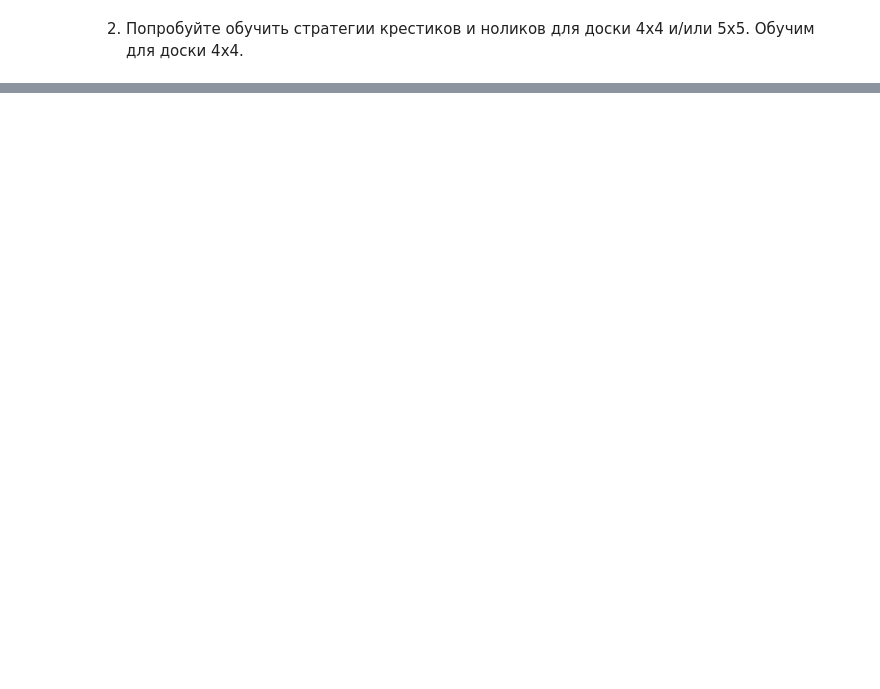
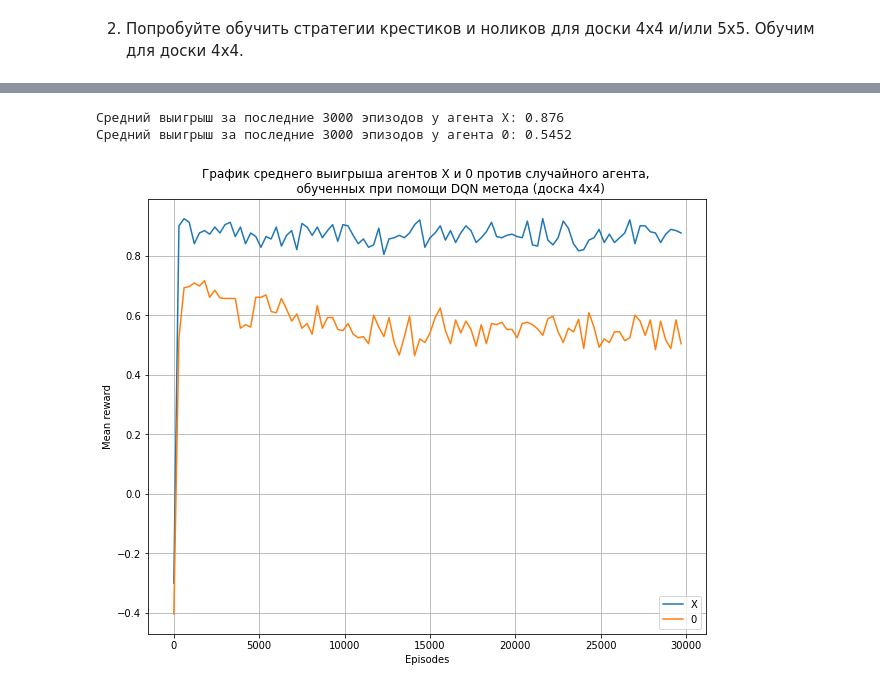
Before and after one commit to magiczhon/MADE_reinforcement_learning, a Jupyter notebook: HW/HW2/hw_2_TicTacToe.ipynb, the cells around one changed output, grey strips where cells are left out. Cells and saved outputs as stored; diff of their text form; code cells hidden in the pictures; blank space fills up the shorter version.

```diff
--- a/HW/HW2/hw_2_TicTacToe.ipynb
+++ b/HW/HW2/hw_2_TicTacToe.ipynb
@@ -331,0 +322,5 @@ plot_result(data,
+# %%
+env = TicTacToe(n_rows=5, n_cols=5, n_win=5)
+superviser5x5 = TicTacToeSupervisor(env, QLearning(env, alpha=0.2, gamma=1), QLearning(env, alpha=0.2, gamma=1), RandomAgent(env))
+every = 10000
+data5x5 = superviser5x5.fit(1000000, 50, every, False)
@@ -331,0 +465,23 @@ plot_result(data,
+# %%
+env = TicTacToe(4, 4)
+
+DQNCrosses = DQN(env, Network(4, 4, 512), ReplayMemory(100000))
+DQNNoughts = DQN(env, Network(4, 4, 512), ReplayMemory(100000))
+
+every = 300
+supervisor_dqn4х4 = TicTacToeSupervisor(env, DQNCrosses, DQNNoughts, RandomAgent(env))
+data_dqn4х4 = supervisor_dqn4х4.fit(30000, 500, 300, False)
+# %%
+k = 10
+print(f'''
+Средний выигрыш за последние {every * k} эпизодов у агента Х: {data_dqn4х4[1][-k:].sum() / k}
+Средний выигрыш за последние {every * k} эпизодов у агента 0: {data_dqn4х4[2][-k:].sum() / k}
+''')
+plot_result(data_dqn4х4,
+            '''График среднего выигрыша агентов Х и 0 против случайного агента,
+            обученных при помощи DQN метода (доска 4х4)'''
+           )
+# %% [output]
+Средний выигрыш за последние 3000 эпизодов у агента Х: 0.876
+Средний выигрыш за последние 3000 эпизодов у агента 0: 0.5452
+[figure, added]
```
Also changed, not shown: parts of 16 cells of this notebook.
